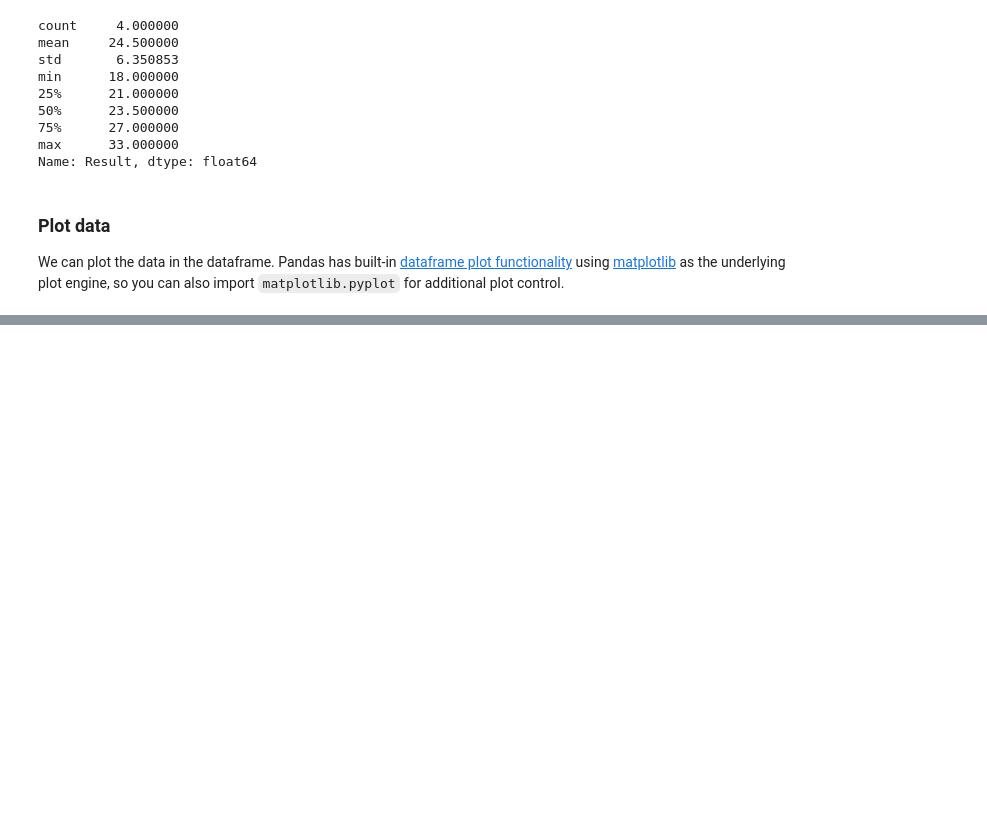
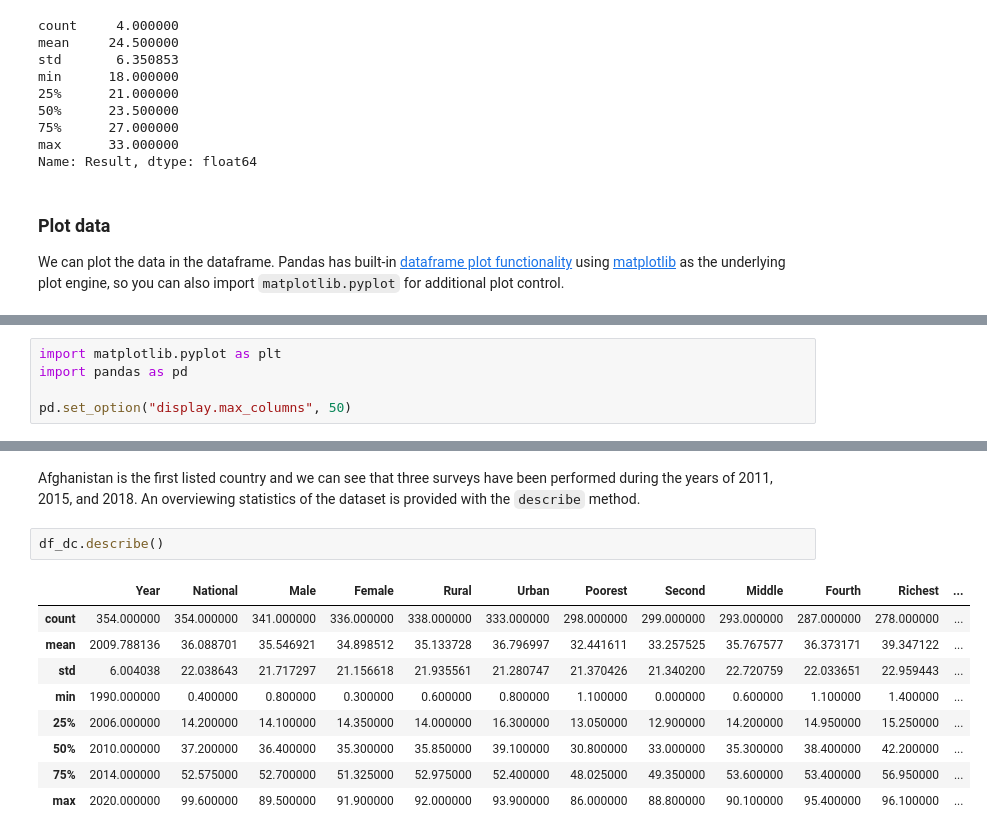
Before and after one commit to kthpanor/cb1020, a Jupyter notebook: docs/pandas.ipynb, the cells around one changed output, grey strips where cells are left out. Cells and saved outputs as stored; diff of their text form; blank space fills up the shorter version.

```diff
--- a/docs/pandas.ipynb
+++ b/docs/pandas.ipynb
@@ -89,0 +103,5 @@ plt.show()
+# %%
+import matplotlib.pyplot as plt
+import pandas as pd
+
+pd.set_option("display.max_columns", 50)
@@ -89,0 +142,14 @@ plt.show()
+# %% [markdown]
+Afghanistan is the first listed country and we can see that three surveys have been performed during the years of 2011, 2015, and 2018. An overviewing statistics of the dataset is provided with the `describe` method.
+# %%
+df_dc.describe()
+# %% [output]
+|  | Year | National | Male | Female | Rural | Urban | Poorest | Second | Middle | Fourth | Richest | ... |
+| count | 354.000000 | 354.000000 | 341.000000 | 336.000000 | 338.000000 | 333.000000 | 298.000000 | 299.000000 | 293.000000 | 287.000000 | 278.000000 | ... |
+| mean | 2009.788136 | 36.088701 | 35.546921 | 34.898512 | 35.133728 | 36.796997 | 32.441611 | 33.257525 | 35.767577 | 36.373171 | 39.347122 | ... |
+| std | 6.004038 | 22.038643 | 21.717297 | 21.156618 | 21.935561 | 21.280747 | 21.370426 | 21.340200 | 22.720759 | 22.033651 | 22.959443 | ... |
+| min | 1990.000000 | 0.400000 | 0.800000 | 0.300000 | 0.600000 | 0.800000 | 1.100000 | 0.000000 | 0.600000 | 1.100000 | 1.400000 | ... |
+| 25% | 2006.000000 | 14.200000 | 14.100000 | 14.350000 | 14.000000 | 16.300000 | 13.050000 | 12.900000 | 14.200000 | 14.950000 | 15.250000 | ... |
+| 50% | 2010.000000 | 37.200000 | 36.400000 | 35.300000 | 35.850000 | 39.100000 | 30.800000 | 33.000000 | 35.300000 | 38.400000 | 42.200000 | ... |
+| 75% | 2014.000000 | 52.575000 | 52.700000 | 51.325000 | 52.975000 | 52.400000 | 48.025000 | 49.350000 | 53.600000 | 53.400000 | 56.950000 | ... |
+| max | 2020.000000 | 99.600000 | 89.500000 | 91.900000 | 92.000000 | 93.900000 | 86.000000 | 88.800000 | 90.100000 | 95.400000 | 96.100000 | ... |
```
Also changed, not shown: parts of 20 cells of this notebook, 4 other files.
